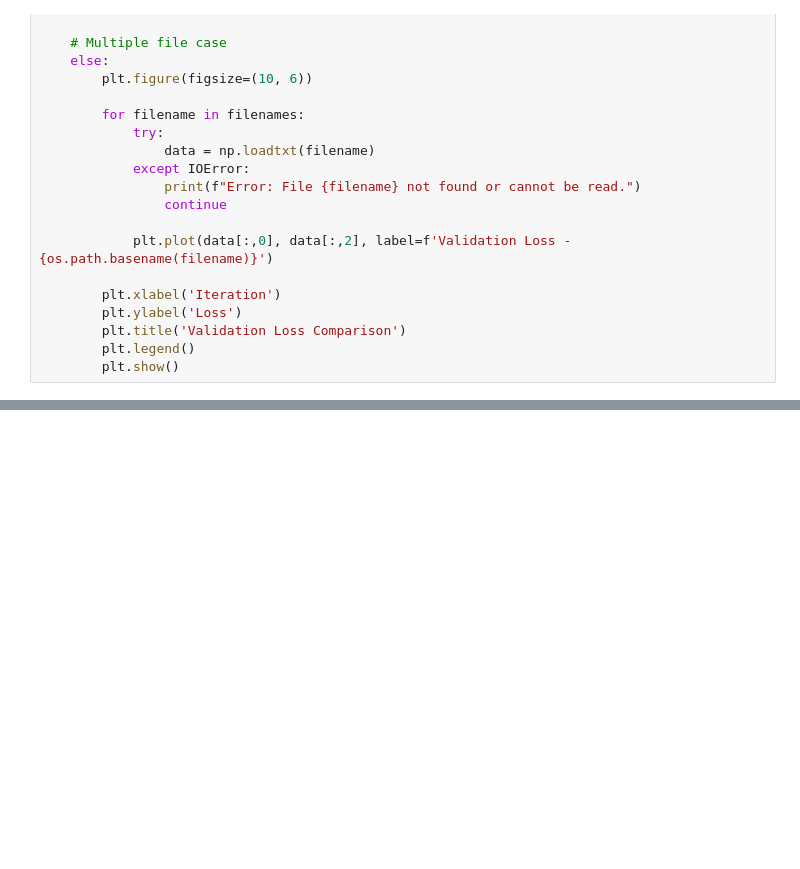
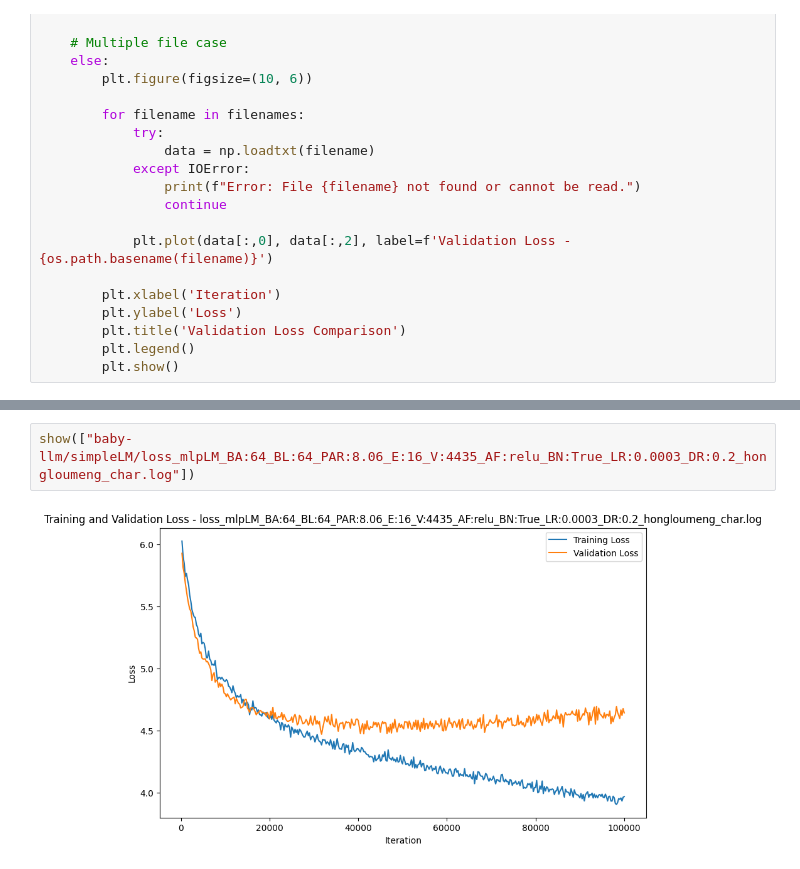
Before and after one commit to weedge/doraemon-nb, a Jupyter notebook: simple_lm.ipynb, the cells around one changed output, grey strips where cells are left out. Drawn from its saved outputs; the diff is of its cells as text; blank space fills up the shorter version.

```diff
--- a/simple_lm.ipynb
+++ b/simple_lm.ipynb
@@ -270,0 +328,4 @@ show(["baby-llm/simpleLM/loss_gptLM_BA:64_BL:256_PAR:10.79_V:65_LR:0.001_DR:0.2_
+# %%
+show(["baby-llm/simpleLM/loss_mlpLM_BA:64_BL:64_PAR:8.06_E:16_V:4435_AF:relu_BN:True_LR:0.0003_DR:0.2_hongloumeng_char.log"])
+# %% [output]
+[figure, added]
```
Also changed, not shown: parts of 26 cells of this notebook.
